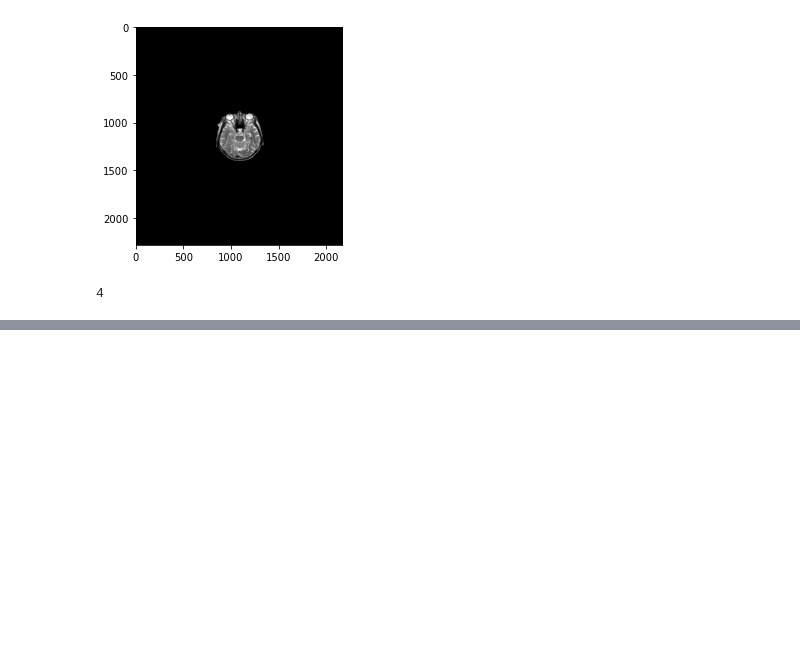
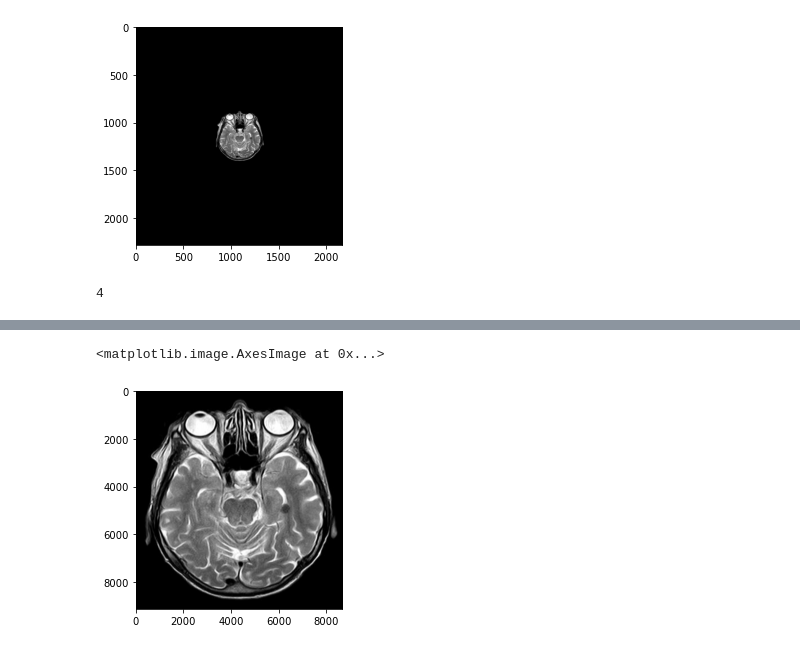
Before and after one commit to zahrasalarian/Digital-Image-Processing-for-Medical-Applications, a Jupyter notebook: HW1/pt-1.ipynb, the cells around one changed output, grey strips where cells are left out. Drawn from its saved outputs; the diff is of its cells as text; code cells hidden in the pictures; blank space fills up the shorter version.

```diff
--- a/HW1/pt-1.ipynb
+++ b/HW1/pt-1.ipynb
@@ -128,0 +165,6 @@ padded_image.shape[0] // img_half.shape[0]
+# %%
+borderless_linear_scaled_img = scaling_func(new_linear_scaled_img, 4, 4)
+plt.imshow(borderless_linear_scaled_img, cmap='gray', vmin = 0, vmax = 255)
+# %% [output]
+<matplotlib.image.AxesImage at 0x...>
+[figure, added]
```
Also changed, not shown: parts of 12 cells of this notebook.
